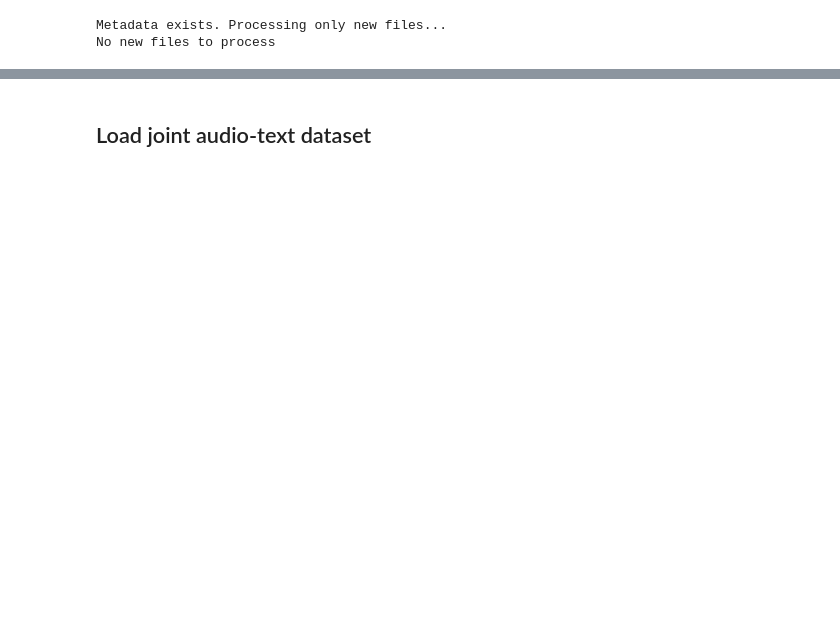
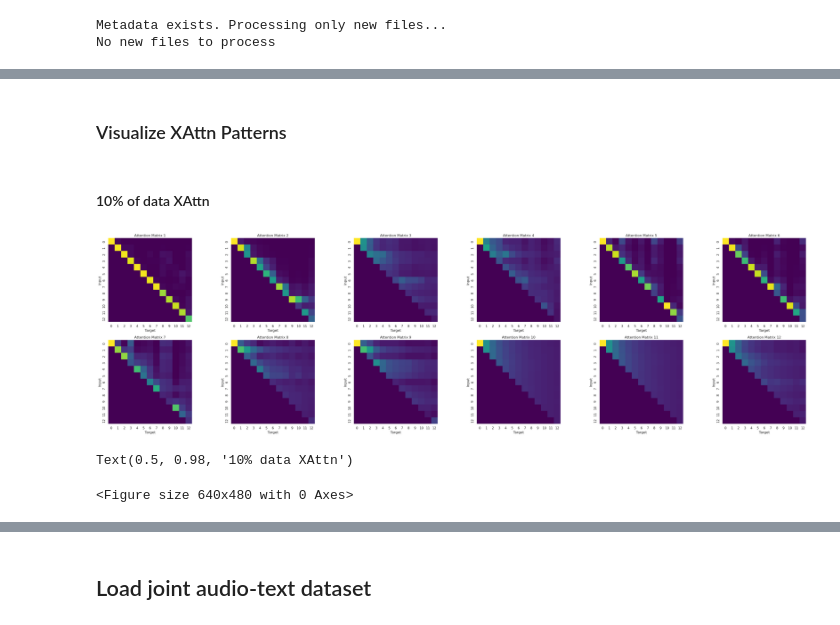
Before and after one commit to thefinnlab/isc_asynchrony_behavioral, a Jupyter notebook: code/notebooks/model04_ModelBuilding–AudioLLM.ipynb, the cells around one changed output, grey strips where cells are left out. Cells and saved outputs as stored; diff of their text form; code cells hidden in the pictures; blank space fills up the shorter version.

```diff
--- a/code/notebooks/model04_ModelBuilding–AudioLLM.ipynb
+++ b/code/notebooks/model04_ModelBuilding–AudioLLM.ipynb
@@ -206,0 +291,30 @@ print (word_ids)
+# %%
+dataset = 'gigaspeech-m'
+model_name = 'careful-whisper_causal-xattn-subset-0.30'
+MODELS_DIR = os.path.join(BASE_DIR, 'code/modeling/joint-clm-prosody/')
+CKPTS_DIR = os.path.join(MODELS_DIR, f'logs/train/careful-whisper/{dataset}/')
+
+EXPERIMENT = ["experiment=careful_whisper.yaml"]
+
+# Whisper w/ CLM integration
+overrides =  [
+    # f"model.config.num_layers=6",
+    f"model.config.cross_attention=True",
+    f"model.config.use_causal_cross_attention=True",
+
+    # Add in dropout and position embedding
+    f"model.config.context_embed_dropout=0.1",
+    f"model.config.context_pos_embed=True",
+
+    # for prosody
+    # f"model.config.context_type=prominence",
+    # f"model.config.context_dim=1",
+]
+
+overrides = EXPERIMENT + overrides
+
+pyrootutils.setup_root(MODELS_DIR, indicator=".project-root", pythonpath=True)
+
+# # Get relative path --> path for initialize needs to be relative
+config_path = os.path.join(os.path.relpath(MODELS_DIR, os.getcwd()), 'configs')
+# cfg, model = load_model(config_path, ckpt_path, overrides)
@@ -206,0 +479,17 @@ print (word_ids)
+# %% [markdown]
+### Visualize XAttn Patterns
+# %% [markdown]
+#### 10% of data XAttn
+# %%
+model_name = 'careful-whisper_causal-xattn-subset-0.10'
+ckpt_path = glob.glob(os.path.join(CKPTS_DIR, model_name, 'checkpoints', 'epoch*.ckpt'))[-1]
+cfg, model = load_model(config_path, ckpt_path, overrides)
+
+attention_weights = extract_cross_attention(model, batch)
+
+visualize_cross_attention(attention_weights.squeeze(), plots_division=6)
+plt.suptitle(f'10% data XAttn')
+# %% [output]
+[figure, added]
+Text(0.5, 0.98, '10% data XAttn')
+<Figure size 640x480 with 0 Axes>
```
Also changed, not shown: parts of 46 cells of this notebook, 52 other files.
